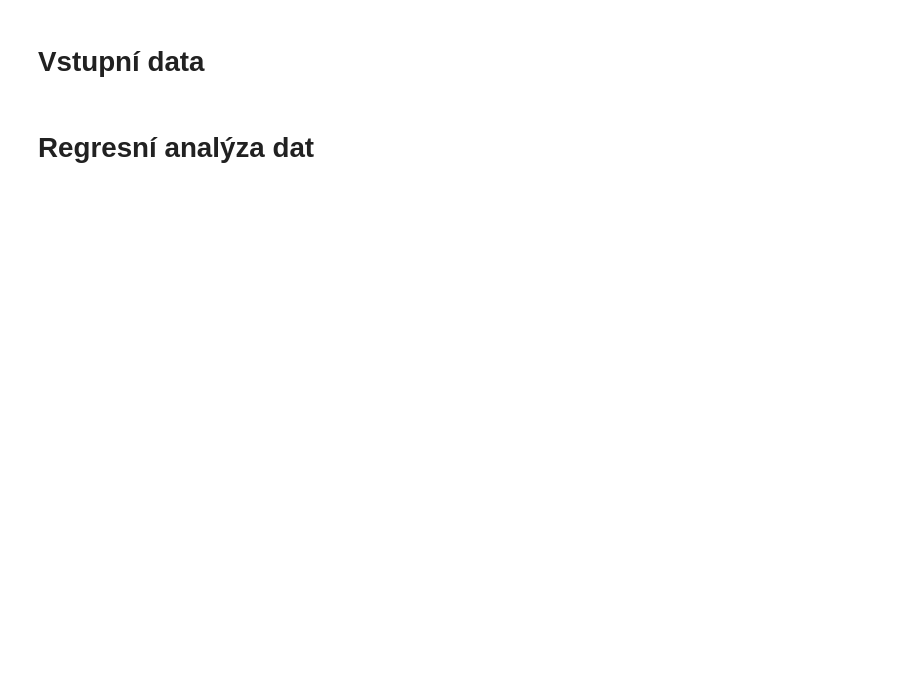
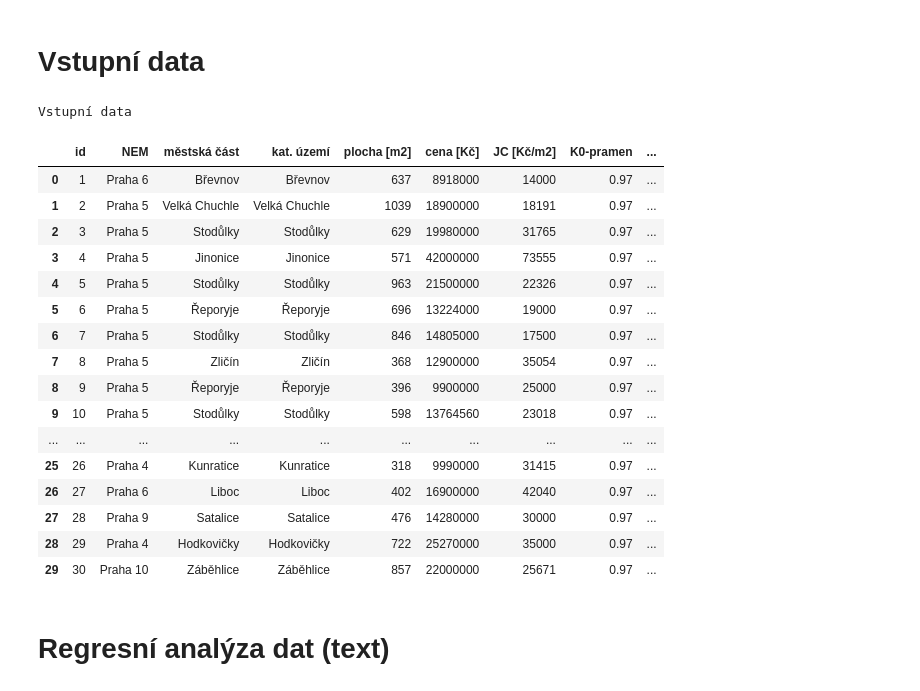
Before and after one commit to John-Bugler/Statistics-data-analysis-google-colab-, a Jupyter notebook: regresni_analyza_dat.ipynb, the cells around one changed output. Saved outputs shown, nothing was run; the diff lists cells and outputs as text; code cells hidden in the pictures; blank space fills up the shorter version.

```diff
--- a/regresni_analyza_dat.ipynb
+++ b/regresni_analyza_dat.ipynb
@@ -24,38 +24,56 @@ data = {
     'plocha [m2]': [637, 1039, 629, 571, 963, 696, 846, 368, 396, 598, 708, 657, 1032, 1206, 735, 1000, 1165, 1366, 424,
                     619, 1041, 584, 932, 614, 559, 318, 402, 476, 722, 857],
     'cena [Kč]': [8918000, 18900000, 19980000, 42000000, 21500000, 13224000, 14805000, 12900000, 9900000, 13764560, 14990000,
                     11800000, 19684000, 38000000, 20990000, 20800000, 29008500, 35000000, 14600000, 12999000, 25000000, 13900000,
                     21990000, 12980000, 18990000, 9990000, 16900000, 14280000, 25270000, 22000000],
     'JC [Kč/m2]': [14000, 18191, 31765, 73555, 22326, 19000, 17500, 35054, 25000, 23018, 21172, 17960, 19074, 31509, 28558,
                     20800, 24900, 25622, 34434, 21000, 24015, 23801, 23594, 21140, 33971, 31415, 42040, 30000, 35000, 25671],
     'K0-pramen': [0.97] * 30,
     'JCU-K1 [Kč/m2]': [13580, 17645, 30812, 71349, 21656, 18430, 16975, 34003, 24250, 22327, 20537, 17422, 18501, 30564, 27701,
                         20176, 24153, 24854, 33401, 20370, 23295, 23087, 22887, 20506, 32952, 30473, 40779, 29100, 33950, 24901],
     'K1-lokalita': [2.5, 5.0, 3.0, 1.5, 4.0, 4.0, 4.0, 2.5, 4.0, 4.0, 3.5, 5.0, 4.0, 3.5, 4.0, 2.0, 3.0, 2.0, 2.0, 4.0, 4.0,
                         3.0, 4.0, 3.5, 2.0, 3.5, 2.0, 3.5, 3.0, 3.0],
     'K2-velikost': [4.0, 2.0, 4.0, 5.0, 2.0, 3.0, 3.0, 5.0, 5.0, 4.0, 3.0, 4.0, 2.0, 2.0, 3.0, 3.0, 2.0, 1.0, 5.0, 4.0, 2.0,
                         4.0, 3.0, 2.0, 5.0, 5.0, 5.0, 5.0, 3.0, 3.0],
     'K3-tvar/sklon': [2.0, 2.0, 1.0, 1.0, 1.0, 1.0, 1.0, 1.0, 1.0, 1.0, 1.0, 2.0, 1.0, 2.0, 2.0, 3.0, 1.0, 3.0, 1.0, 1.0, 1.0,
                         2.0, 3.0, 1.0, 1.0, 2.0, 2.0, 1.0, 1.0, 2.0],
     'K4-stav': [5.0, 4.0, 4.0, 2.0, 1.0, 1.0, 4.0, 2.0, 1.0, 1.0, 3.0, 2.0, 2.0, 3.0, 2.0, 1.0, 1.0, 3.0, 1.0, 1.5, 2.0,
                     2.0, 3.0, 1.0, 1.0, 1.0, 1.0, 1.0, 1.0, 2.0],
     'K5-IS': [4.0, 3.0, 1.0, 1.0, 3.0, 1.0, 1.0, 2.0, 1.0, 1.0, 2.0, 3.0, 2.0, 3.0, 2.0, 2.0, 1.0, 2.0, 1.0, 1.0, 2.0, 1.0,
                 2.0, 1.0, 1.0, 1.0, 1.0, 1.0, 1.0, 2.0],
     'K6-ÚP': [4.0, 1.0, 1.0, 1.0, 1.0, 1.0, 1.0, 1.0, 1.0, 1.0, 1.0, 1.0, 1.0, 2.0, 1.0, 1.0, 1.0, 1.0, 1.0, 1.0, 1.0, 3.0,
                 1.0, 1.0, 1.0, 1.0, 1.0, 1.0, 1.0, 1.0],
     'K7-PS/SP': [3.0, 3.0, 2.0, 1.0, 3.0, 3.0, 3.0, 1.0, 3.0, 2.0, 3.0, 2.0, 3.0, 2.0, 3.0, 1.0, 3.0, 2.0, 1.0, 3.0, 3.0,
                     3.0, 2.0, 3.0, 2.0, 1.0, 1.0, 1.0, 2.0, 2.0]
 }
 
 # Vytvoření tabulky z dat
 df = pd.DataFrame(data)
+table_caption = "Vstupní data"
 
 # Výpis tabulky s daty jako HTML
-display(HTML(df.to_html()))
-
-#df_html = df.to_html(index=False, classes='styled-table')
-
-
-print("Tabulka se zdrojovými daty:")
+html_table = df.to_html()
+html_table_with_caption = f"<caption><h2>{table_caption}</h2></caption>{html_table}"
+#display(HTML(df.to_html()))
+display(HTML(html_table_with_caption))
+# %% [output]
+Vstupní data
+|  | id | NEM | městská část | kat. území | plocha [m2] | cena [Kč] | JC [Kč/m2] | K0-pramen | ... |
+| 0 | 1 | Praha 6 | Břevnov | Břevnov | 637 | 8918000 | 14000 | 0.97 | ... |
+| 1 | 2 | Praha 5 | Velká Chuchle | Velká Chuchle | 1039 | 18900000 | 18191 | 0.97 | ... |
+| 2 | 3 | Praha 5 | Stodůlky | Stodůlky | 629 | 19980000 | 31765 | 0.97 | ... |
+| 3 | 4 | Praha 5 | Jinonice | Jinonice | 571 | 42000000 | 73555 | 0.97 | ... |
+| 4 | 5 | Praha 5 | Stodůlky | Stodůlky | 963 | 21500000 | 22326 | 0.97 | ... |
+| 5 | 6 | Praha 5 | Řeporyje | Řeporyje | 696 | 13224000 | 19000 | 0.97 | ... |
+| 6 | 7 | Praha 5 | Stodůlky | Stodůlky | 846 | 14805000 | 17500 | 0.97 | ... |
+| 7 | 8 | Praha 5 | Zličín | Zličín | 368 | 12900000 | 35054 | 0.97 | ... |
+| 8 | 9 | Praha 5 | Řeporyje | Řeporyje | 396 | 9900000 | 25000 | 0.97 | ... |
+| 9 | 10 | Praha 5 | Stodůlky | Stodůlky | 598 | 13764560 | 23018 | 0.97 | ... |
+| ... | ... | ... | ... | ... | ... | ... | ... | ... | ... |
+| 25 | 26 | Praha 4 | Kunratice | Kunratice | 318 | 9990000 | 31415 | 0.97 | ... |
+| 26 | 27 | Praha 6 | Liboc | Liboc | 402 | 16900000 | 42040 | 0.97 | ... |
+| 27 | 28 | Praha 9 | Satalice | Satalice | 476 | 14280000 | 30000 | 0.97 | ... |
+| 28 | 29 | Praha 4 | Hodkovičky | Hodkovičky | 722 | 25270000 | 35000 | 0.97 | ... |
+| 29 | 30 | Praha 10 | Záběhlice | Záběhlice | 857 | 22000000 | 25671 | 0.97 | ... |
 # %% [markdown]
-# Regresní analýza dat
+# Regresní analýza dat (text)
```
Also changed, not shown: parts of 4 cells of this notebook.
